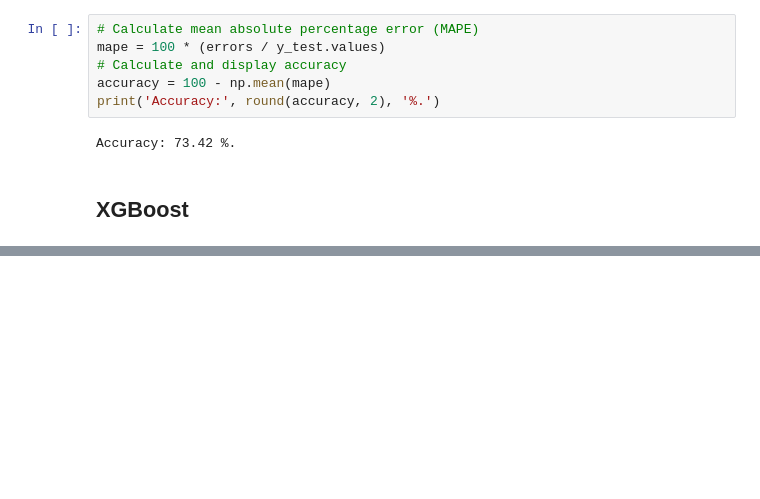
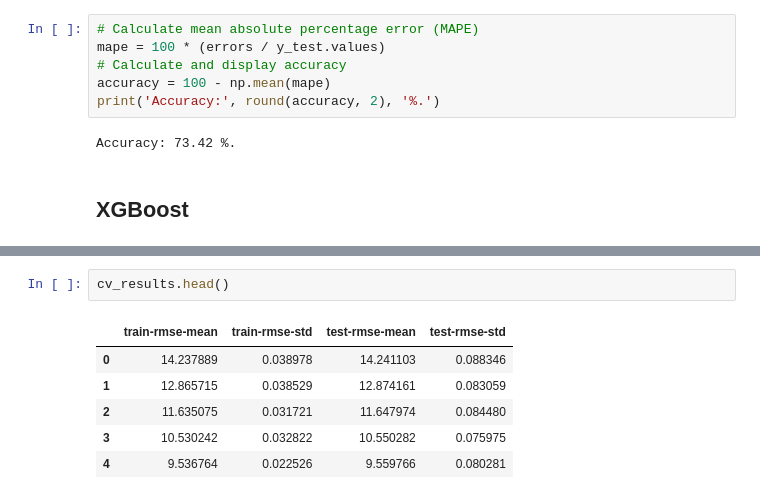
Before and after one commit to nickmitch21/TMDB-Box-Office-Prediction, a Jupyter notebook: Modeling/Modeling-Cole.ipynb, the cells around one changed output, grey strips where cells are left out. Saved outputs shown, nothing was run; the diff lists cells and outputs as text; blank space fills up the shorter version.

```diff
--- a/Modeling/Modeling-Cole.ipynb
+++ b/Modeling/Modeling-Cole.ipynb
@@ -231,0 +278,9 @@ Accuracy: 72.52 %.
+# %%
+cv_results.head()
+# %% [output]
+|  | train-rmse-mean | train-rmse-std | test-rmse-mean | test-rmse-std |
+| 0 | 14.237889 | 0.038978 | 14.241103 | 0.088346 |
+| 1 | 12.865715 | 0.038529 | 12.874161 | 0.083059 |
+| 2 | 11.635075 | 0.031721 | 11.647974 | 0.084480 |
+| 3 | 10.530242 | 0.032822 | 10.550282 | 0.075975 |
+| 4 | 9.536764 | 0.022526 | 9.559766 | 0.080281 |
```
Also changed, not shown: parts of 18 cells of this notebook.
